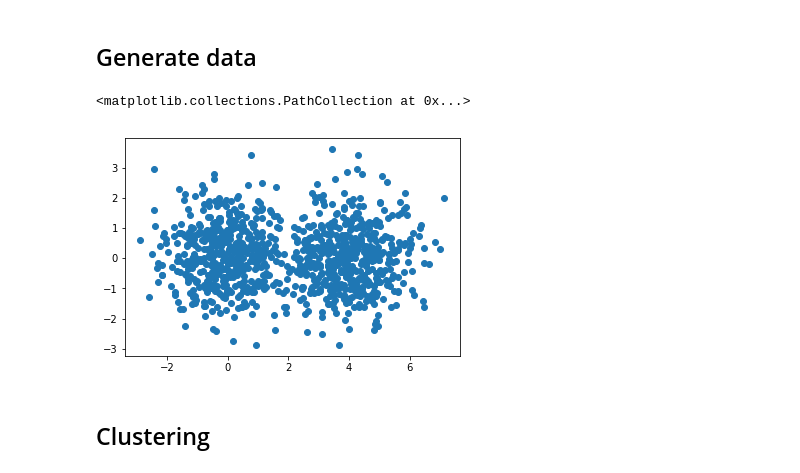
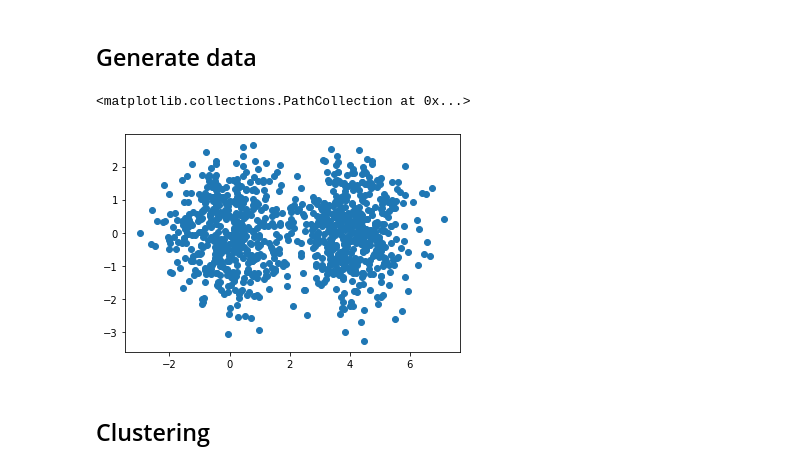
Before and after one commit to pasc85/clustering_easy_k_optimisation, a Jupyter notebook: clustering_easy_k_optimisation.ipynb, the cells around one changed output. Cells and saved outputs as stored; diff of their text form; code cells hidden in the pictures.

```diff
--- a/clustering_easy_k_optimisation.ipynb
+++ b/clustering_easy_k_optimisation.ipynb
@@ -9,15 +11,14 @@ n=2
 # %% [markdown]
 ## Generate data
 # %%
-offset = np.zeros((m,n))
+offset = np.zeros((m,2))
 x_shift = np.random.choice([0,4], (m,))
 offset[:,0] = x_shift
-data = np.random.randn(m,n) + offset
+data = sample_from_unit_ball(m, 2, mode='normal') + offset
+plt.scatter(data[:,0],data[:,1])
+# %% [output]
+<matplotlib.collections.PathCollection at 0x...>
+[figure, added]
-# %%
-plt.scatter(data[:,0],data[:,1])
-# %% [output]
-<matplotlib.collections.PathCollection at 0x...>
-[figure, removed]
 # %% [markdown]
 ## Clustering
 # %%
```
Also changed, not shown: parts of 31 cells of this notebook, 1 other file.
